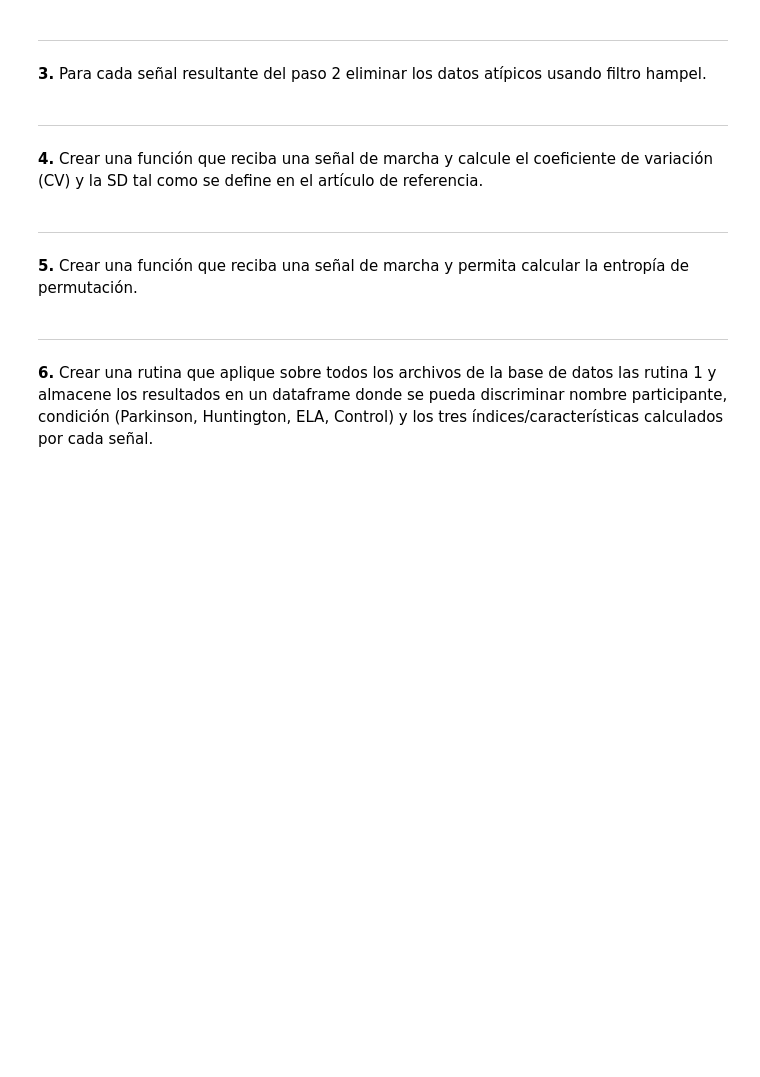
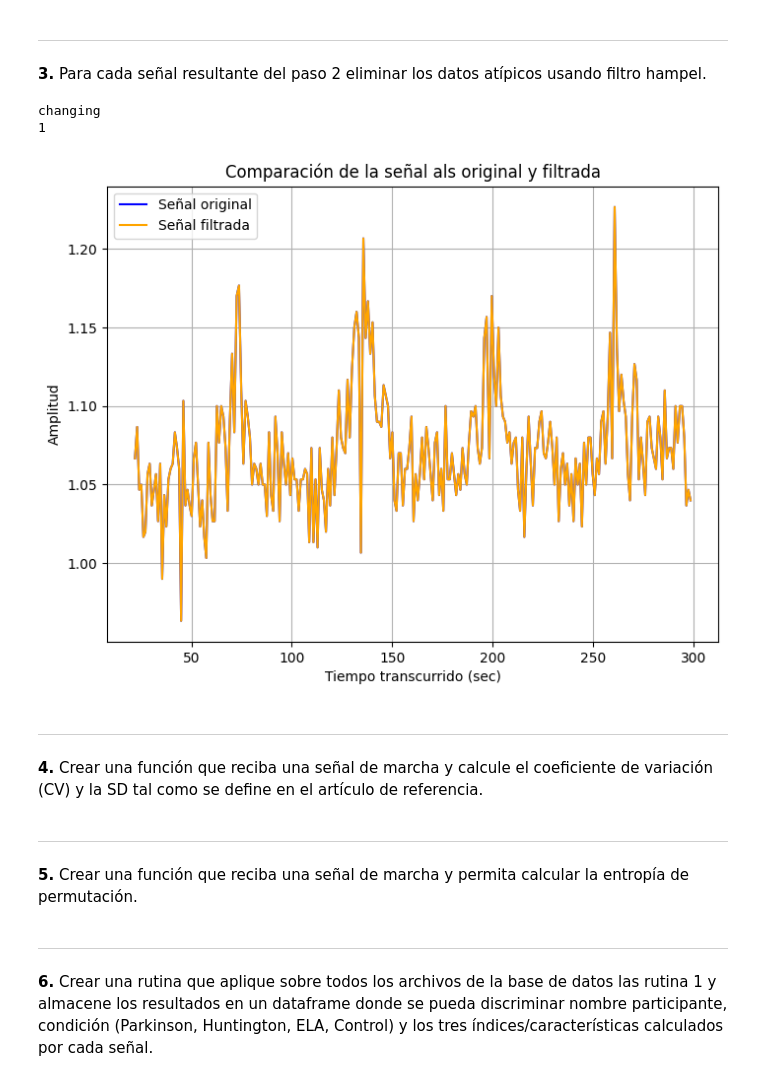
Before and after one commit to NataliaArenasP20/LaboratorioBiosenales, a Jupyter notebook: Proyecto_1/Proyecto1_NataliaArenas_DanielTamayo.ipynb, the cells around one changed output. Saved outputs shown, nothing was run; the diff lists cells and outputs as text; code cells hidden in the pictures; blank space fills up the shorter version.

Commit message:
Avance filtro

```diff
--- a/Proyecto_1/Proyecto1_NataliaArenas_DanielTamayo.ipynb
+++ b/Proyecto_1/Proyecto1_NataliaArenas_DanielTamayo.ipynb
@@ -320,21 +319,31 @@ def hampelfilter(wk, K, FilterParms):
     return yk
 # %%
-# #Filtro para datos als
-# tiempoals = datos_als['Elapsed Time (sec)'].values
-# lsials = signal.detrend(datos_als['Left Swing Interval (sec)'].values)
-# lsi_filtrada = hampelfilter(lsials, 3, [6])
+#Filtro para datos als
+als_1_filtrada = signals_control[0] #control 1
 
-# plt.figure(figsize=(8,6))
+tiempo = als_1_filtrada['Tiempo transcurrido (sec)']
+int_pasosi = als_1_filtrada['Intervalos entre pasos pie izquierdo (sec)']
+# int_pasosd = als_1_filtrada['Intervalos entre pasos pie derecho (sec)']
+# int_balani = als_1_filtrada['Intervalos de balanceo pie izquierdo (sec)']
+# int_baland = als_1_filtrada['Intervalos de balanceo pie derecho (sec)']
 
-# # Graficar la señal original
-# plt.plot(tiempoals, lsials, label='Señal original', color='blue')
+int_pasosi_filtrada = hampelfilter(int_pasosi, 3, [6])
 
-# # Graficar la señal filtrada
-# plt.plot(tiempoals, lsi_filtrada, label='Señal filtrada', color='orange')
+plt.figure(figsize=(8,6))
 
-# plt.title('Comparación de la señal als original y filtrada')
-# plt.xlabel('Elapsed Time (sec)')
-# plt.ylabel('Left Swing Interval (sec)')
-# plt.grid()
-# plt.legend()
-# plt.show()
+# Graficar la señal original
+plt.plot(tiempo, int_pasosi, label='Señal original', color='blue')
+
+# Graficar la señal filtrada
+plt.plot(tiempo, int_pasosi_filtrada, label='Señal filtrada', color='orange')
+
+plt.title('Comparación de la señal als original y filtrada')
+plt.xlabel('Tiempo transcurrido (sec)')
+plt.ylabel('Amplitud')
+plt.grid()
+plt.legend()
+plt.show()
+# %% [output]
+changing
+1
+[figure, added]
```
Also changed, not shown: parts of 7 cells of this notebook.
